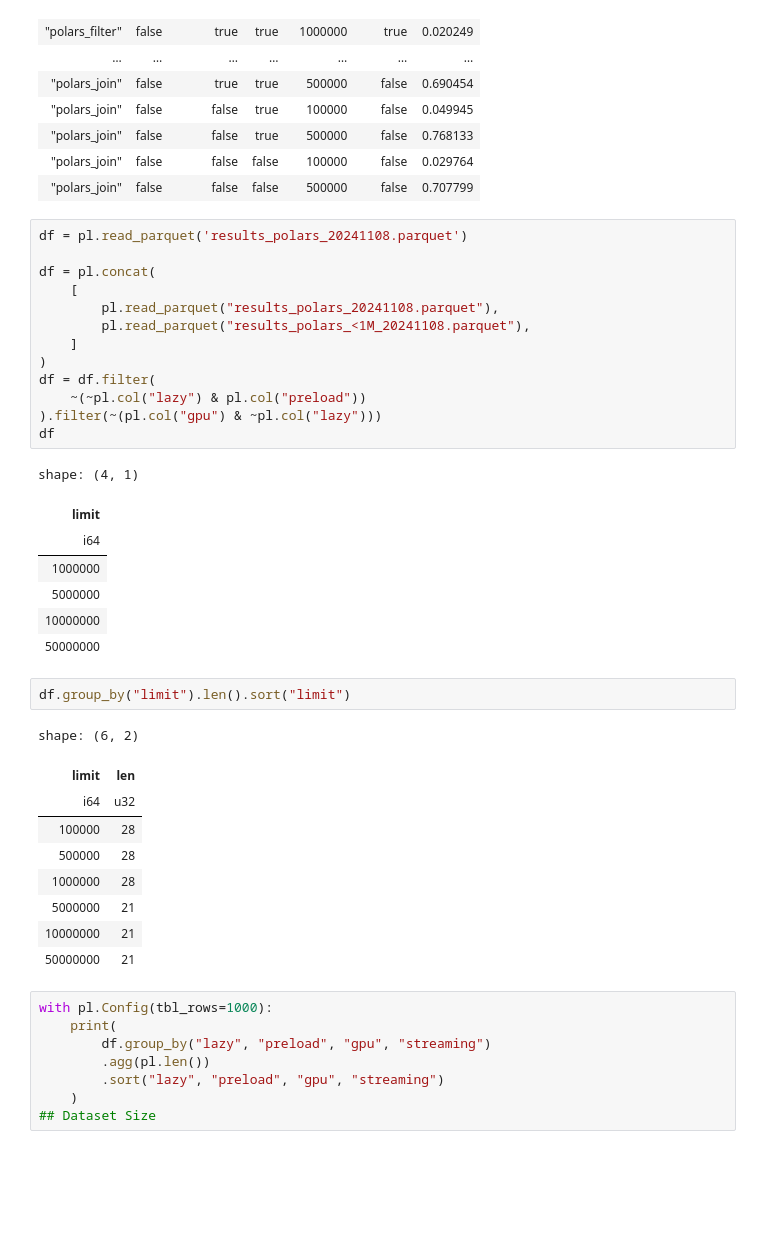
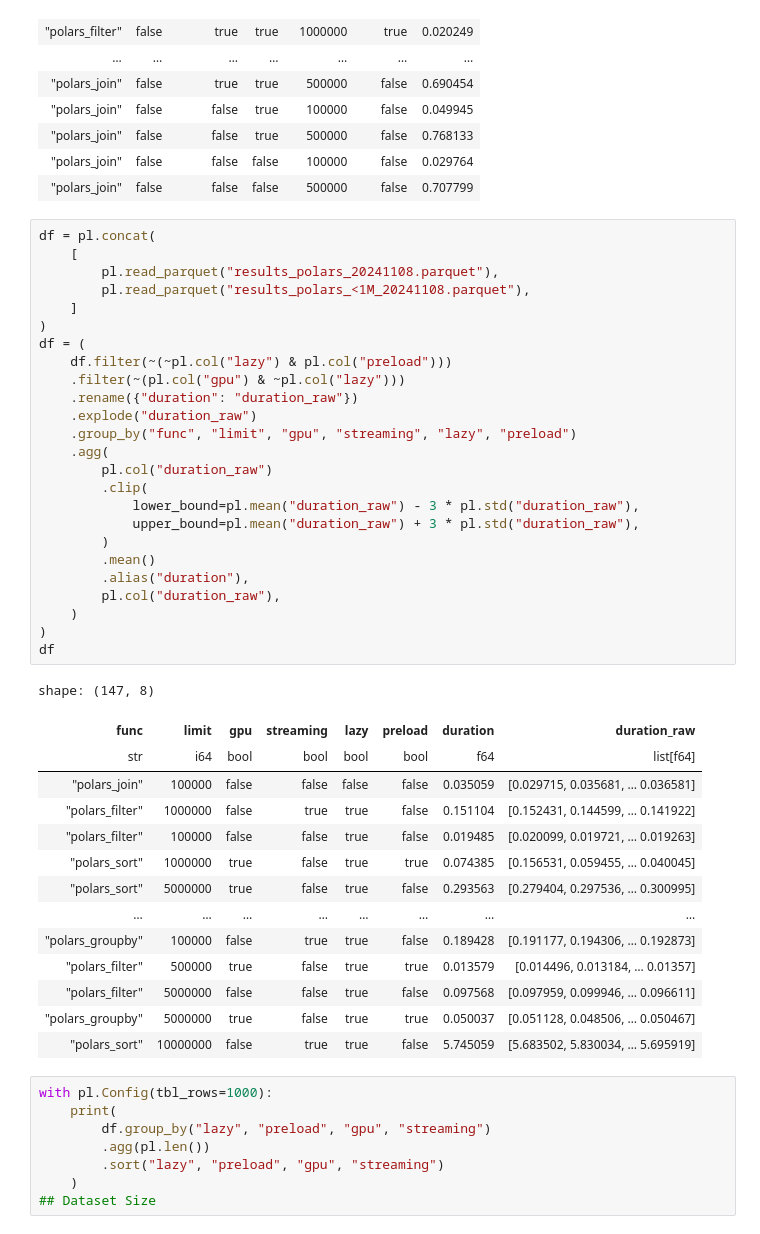
Before and after one commit to Baukebrenninkmeijer/polars-pyspark-pandas-comparison, a Jupyter notebook: results/analysis.ipynb, the cells around one changed output. Drawn from its saved outputs; the diff is of its cells as text; blank space fills up the shorter version.

Commit message:
add chunk comparison results and final charts

```diff
--- a/results/analysis.ipynb
+++ b/results/analysis.ipynb
@@ -75,38 +75,45 @@ shape: (147, 7)
 | "polars_join" | false | false | false | 100000 | false | 0.029764 |
 | "polars_join" | false | false | false | 500000 | false | 0.707799 |
 # %%
-df = pl.read_parquet('results_polars_20241108.parquet')
-
 df = pl.concat(
     [
         pl.read_parquet("results_polars_20241108.parquet"),
         pl.read_parquet("results_polars_<1M_20241108.parquet"),
     ]
 )
-df = df.filter(
-    ~(~pl.col("lazy") & pl.col("preload"))
-).filter(~(pl.col("gpu") & ~pl.col("lazy")))
+df = (
+    df.filter(~(~pl.col("lazy") & pl.col("preload")))
+    .filter(~(pl.col("gpu") & ~pl.col("lazy")))
+    .rename({"duration": "duration_raw"})
+    .explode("duration_raw")
+    .group_by("func", "limit", "gpu", "streaming", "lazy", "preload")
+    .agg(
+        pl.col("duration_raw")
+        .clip(
+            lower_bound=pl.mean("duration_raw") - 3 * pl.std("duration_raw"),
+            upper_bound=pl.mean("duration_raw") + 3 * pl.std("duration_raw"),
+        )
+        .mean()
+        .alias("duration"),
+        pl.col("duration_raw"),
+    )
+)
 df
 # %% [output]
-shape: (4, 1)
+shape: (147, 8)
-| limit |
-| i64 |
-| 1000000 |
-| 5000000 |
-| 10000000 |
-| 50000000 |
+| func | limit | gpu | streaming | lazy | preload | duration | duration_raw |
+| str | i64 | bool | bool | bool | bool | f64 | list[f64] |
+| "polars_join" | 100000 | false | false | false | false | 0.035059 | [0.029715, 0.035681, … 0.036581] |
+| "polars_filter" | 1000000 | false | true | true | false | 0.151104 | [0.152431, 0.144599, … 0.141922] |
+| "polars_filter" | 100000 | false | false | true | false | 0.019485 | [0.020099, 0.019721, … 0.019263] |
+| "polars_sort" | 1000000 | true | false | true | true | 0.074385 | [0.156531, 0.059455, … 0.040045] |
+| "polars_sort" | 5000000 | true | false | true | false | 0.293563 | [0.279404, 0.297536, … 0.300995] |
+| … | … | … | … | … | … | … | … |
+| "polars_groupby" | 100000 | false | true | true | false | 0.189428 | [0.191177, 0.194306, … 0.192873] |
+| "polars_filter" | 500000 | true | false | true | true | 0.013579 | [0.014496, 0.013184, … 0.01357] |
+| "polars_filter" | 5000000 | false | false | true | false | 0.097568 | [0.097959, 0.099946, … 0.096611] |
+| "polars_groupby" | 5000000 | true | false | true | true | 0.050037 | [0.051128, 0.048506, … 0.050467] |
+| "polars_sort" | 10000000 | false | true | true | false | 5.745059 | [5.683502, 5.830034, … 5.695919] |
-# %%
-df.group_by("limit").len().sort("limit")
-# %% [output]
-shape: (6, 2)
-| limit | len |
-| i64 | u32 |
-| 100000 | 28 |
-| 500000 | 28 |
-| 1000000 | 28 |
-| 5000000 | 21 |
-| 10000000 | 21 |
-| 50000000 | 21 |
 # %%
 with pl.Config(tbl_rows=1000):
     print(
```
Also changed, not shown: parts of 26 cells of this notebook, 11 other files.
